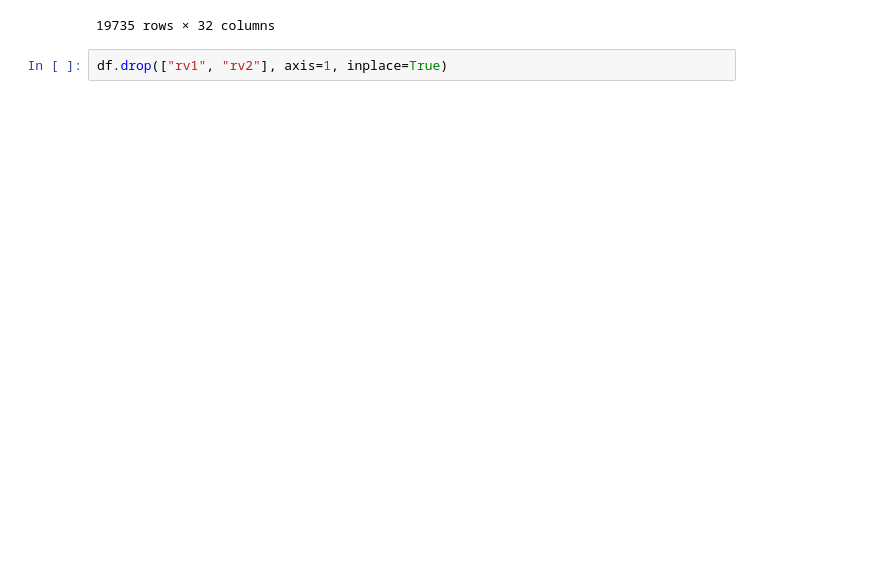
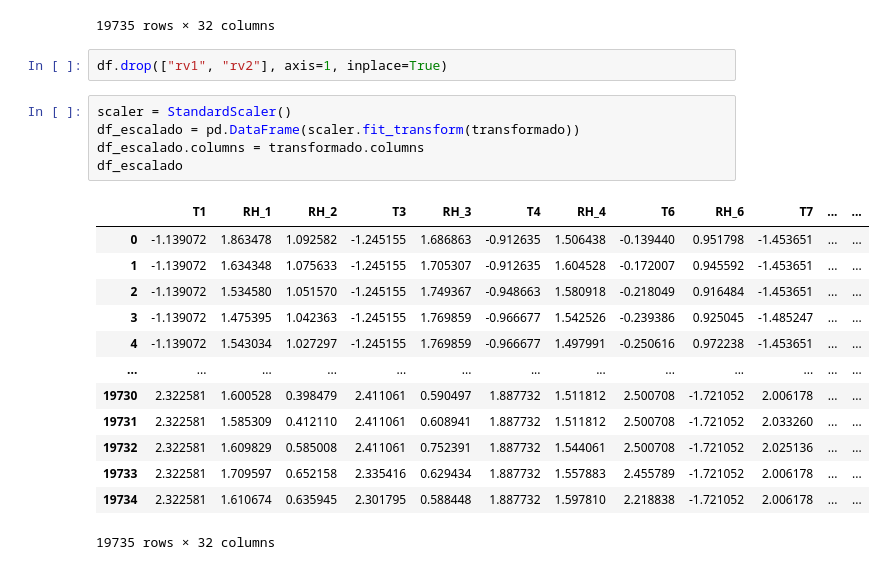
Before and after one commit to Dern965/ProyectoDaad, a Jupyter notebook: Proyecto.ipynb, the cells around one changed output. Saved outputs shown, nothing was run; the diff lists cells and outputs as text; blank space fills up the shorter version.

```diff
--- a/Proyecto.ipynb
+++ b/Proyecto.ipynb
@@ -309,3 +315,22 @@ transformado
 19735 rows × 32 columns
 # %%
 df.drop(["rv1", "rv2"], axis=1, inplace=True)
+# %%
+scaler = StandardScaler()
+df_escalado = pd.DataFrame(scaler.fit_transform(transformado))
+df_escalado.columns = transformado.columns
+df_escalado
+# %% [output]
+|  | T1 | RH_1 | RH_2 | T3 | RH_3 | T4 | RH_4 | T6 | RH_6 | T7 | ... | ... |
+| 0 | -1.139072 | 1.863478 | 1.092582 | -1.245155 | 1.686863 | -0.912635 | 1.506438 | -0.139440 | 0.951798 | -1.453651 | ... | ... |
+| 1 | -1.139072 | 1.634348 | 1.075633 | -1.245155 | 1.705307 | -0.912635 | 1.604528 | -0.172007 | 0.945592 | -1.453651 | ... | ... |
+| 2 | -1.139072 | 1.534580 | 1.051570 | -1.245155 | 1.749367 | -0.948663 | 1.580918 | -0.218049 | 0.916484 | -1.453651 | ... | ... |
+| 3 | -1.139072 | 1.475395 | 1.042363 | -1.245155 | 1.769859 | -0.966677 | 1.542526 | -0.239386 | 0.925045 | -1.485247 | ... | ... |
+| 4 | -1.139072 | 1.543034 | 1.027297 | -1.245155 | 1.769859 | -0.966677 | 1.497991 | -0.250616 | 0.972238 | -1.453651 | ... | ... |
+| ... | ... | ... | ... | ... | ... | ... | ... | ... | ... | ... | ... | ... |
+| 19730 | 2.322581 | 1.600528 | 0.398479 | 2.411061 | 0.590497 | 1.887732 | 1.511812 | 2.500708 | -1.721052 | 2.006178 | ... | ... |
+| 19731 | 2.322581 | 1.585309 | 0.412110 | 2.411061 | 0.608941 | 1.887732 | 1.511812 | 2.500708 | -1.721052 | 2.033260 | ... | ... |
+| 19732 | 2.322581 | 1.609829 | 0.585008 | 2.411061 | 0.752391 | 1.887732 | 1.544061 | 2.500708 | -1.721052 | 2.025136 | ... | ... |
+| 19733 | 2.322581 | 1.709597 | 0.652158 | 2.335416 | 0.629434 | 1.887732 | 1.557883 | 2.455789 | -1.721052 | 2.006178 | ... | ... |
+| 19734 | 2.322581 | 1.610674 | 0.635945 | 2.301795 | 0.588448 | 1.887732 | 1.597810 | 2.218838 | -1.721052 | 2.006178 | ... | ... |
+19735 rows × 32 columns
```
Also changed, not shown: parts of 5 cells of this notebook.
